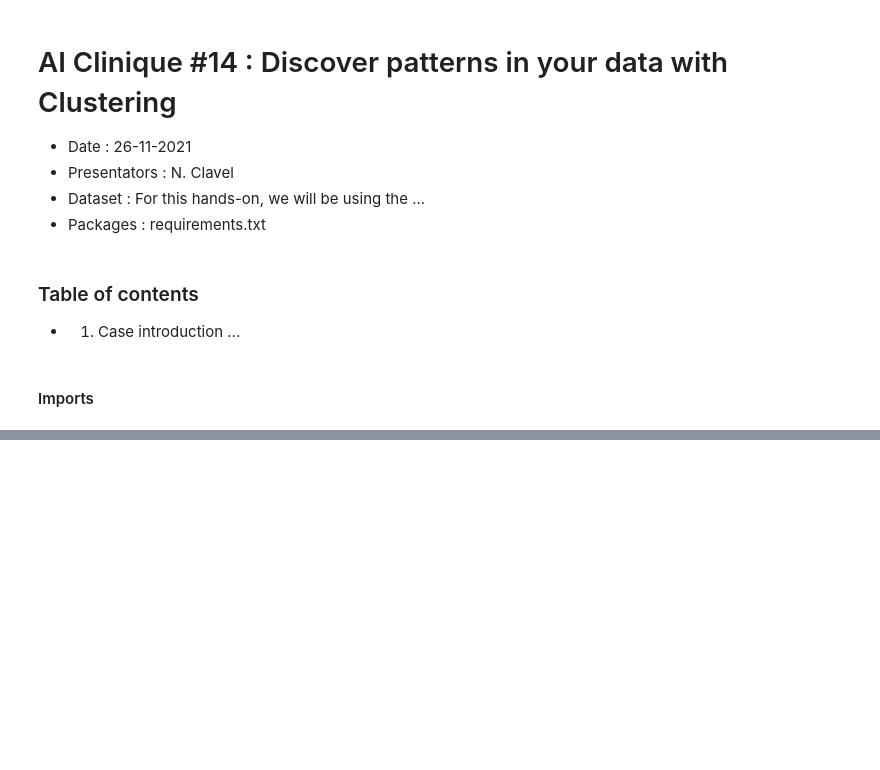
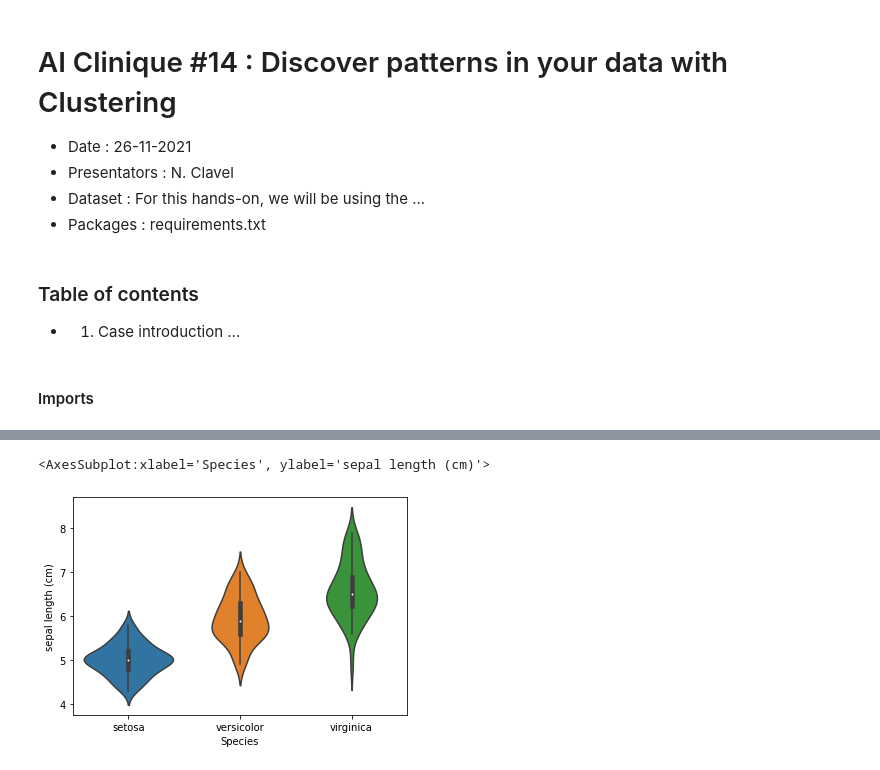
Before and after one commit to nico06266/clustering_hands_on, a Jupyter notebook: notebooks/clustering_find_pattern_in_your_data.ipynb, the cells around one changed output, grey strips where cells are left out. Saved outputs shown, nothing was run; the diff lists cells and outputs as text; code cells hidden in the pictures; blank space fills up the shorter version.

```diff
--- a/notebooks/clustering_find_pattern_in_your_data.ipynb
+++ b/notebooks/clustering_find_pattern_in_your_data.ipynb
@@ -26,0 +73,5 @@ df.describe()
+# %%
+sns.violinplot(x='Species', y='sepal length (cm)', data=iris_df, size=6)
+# %% [output]
+<AxesSubplot:xlabel='Species', ylabel='sepal length (cm)'>
+[figure, added]
```
Also changed, not shown: parts of 20 cells of this notebook, 1 other file.
